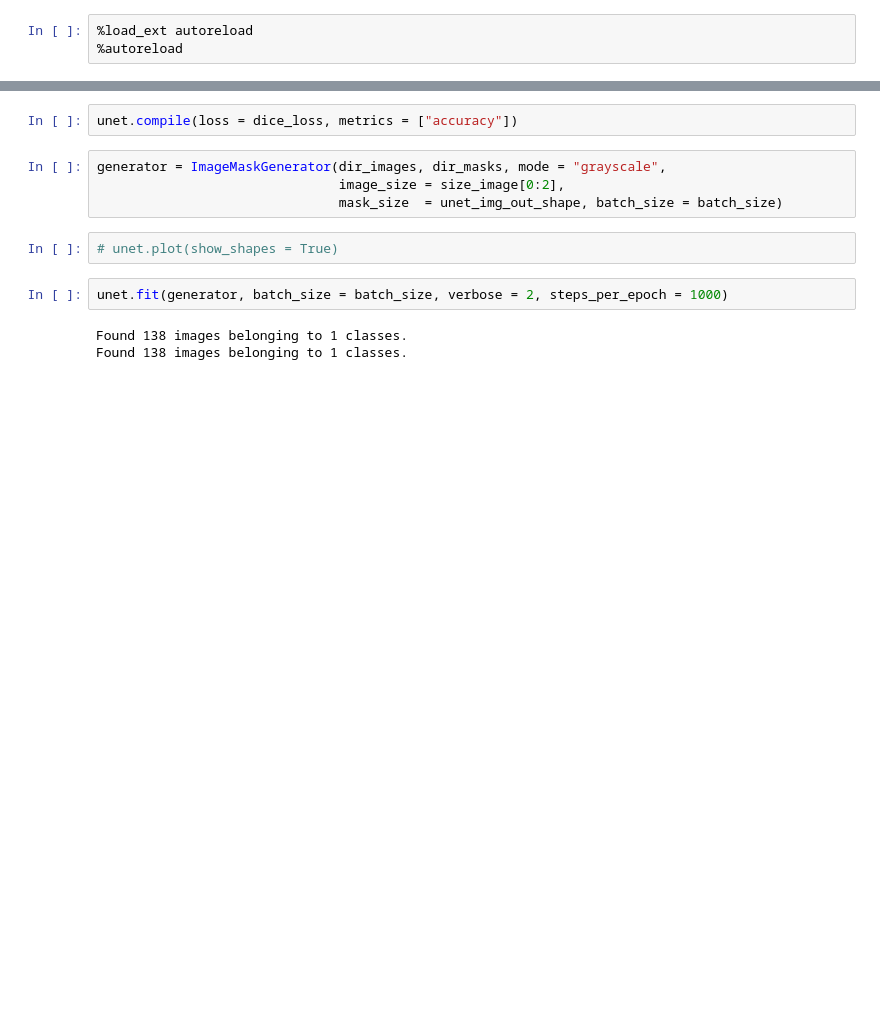
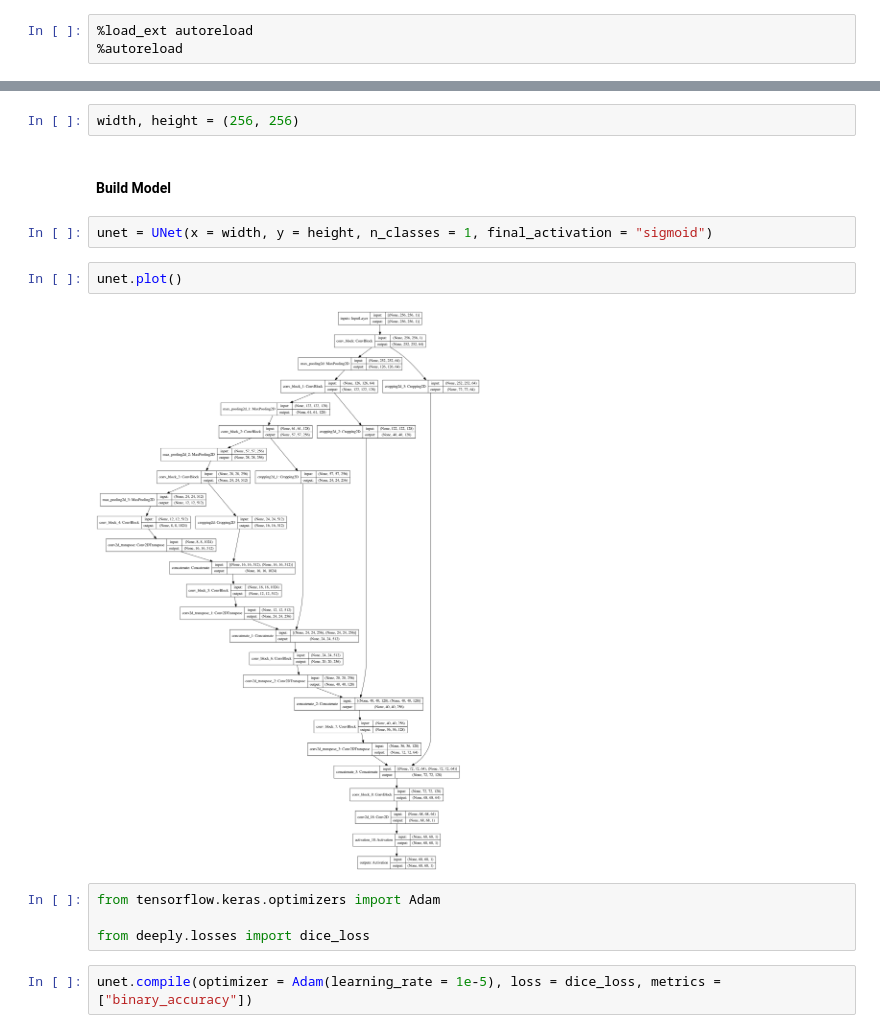
Before and after one commit to achillesrasquinha/deeply, a Jupyter notebook: docs/source/notebooks/Lung Segmentation using UNets.ipynb, the cells around one changed output, grey strips where cells are left out. Drawn from its saved outputs; the diff is of its cells as text; blank space fills up the shorter version.

Commit message:
feat: add lung segmentation using unet

```diff
--- a/docs/source/notebooks/Lung Segmentation using UNets.ipynb
+++ b/docs/source/notebooks/Lung Segmentation using UNets.ipynb
@@ -71,13 +36,16 @@ unet_img_out_shape = unet.output_shape[1:-1]
+# %%
+width, height = (256, 256)
+# %% [markdown]
+#### Build Model
+# %%
+unet = UNet(x = width, y = height, n_classes = 1, final_activation = "sigmoid")
+# %%
+unet.plot()
+# %% [output]
+[figure, added]
+# %%
+from tensorflow.keras.optimizers import Adam
+
+from deeply.losses import dice_loss
 # %%
-unet.compile(loss = dice_loss, metrics = ["accuracy"])
+unet.compile(optimizer = Adam(learning_rate = 1e-5), loss = dice_loss, metrics = ["binary_accuracy"])
-# %%
-generator = ImageMaskGenerator(dir_images, dir_masks, mode = "grayscale",
-                               image_size = size_image[0:2],
-                               mask_size  = unet_img_out_shape, batch_size = batch_size)
-# %%
-# unet.plot(show_shapes = True)
-# %%
-unet.fit(generator, batch_size = batch_size, verbose = 2, steps_per_epoch = 1000)
-# %% [output]
-Found 138 images belonging to 1 classes.
-Found 138 images belonging to 1 classes.
```
Also changed, not shown: parts of 28 cells of this notebook, 9 other files.
